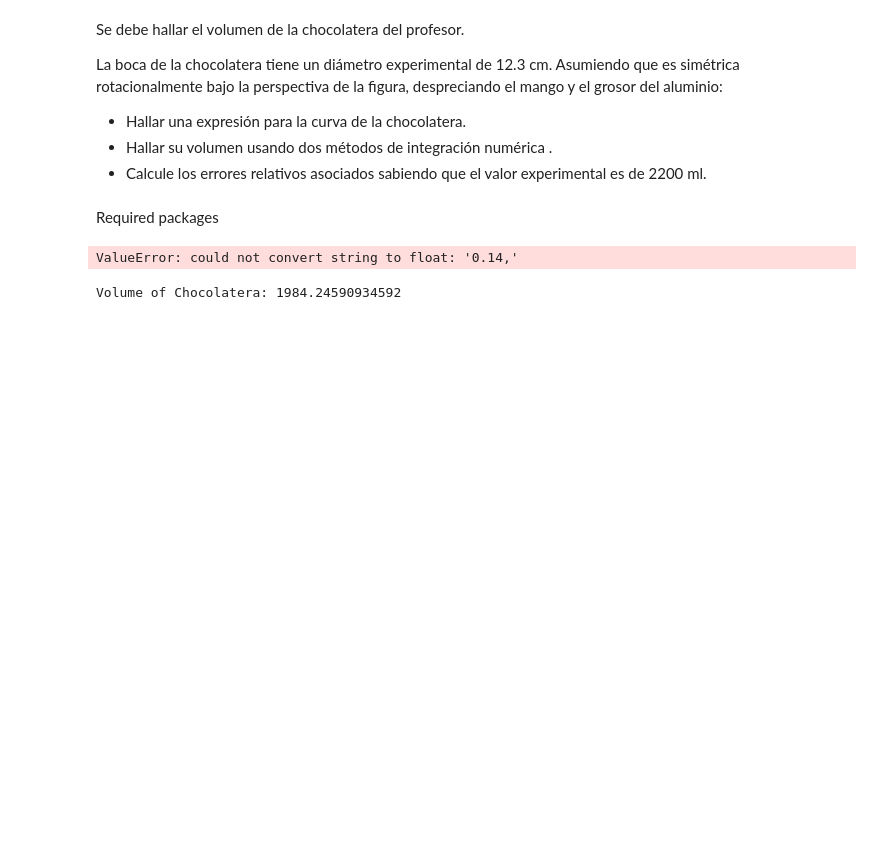
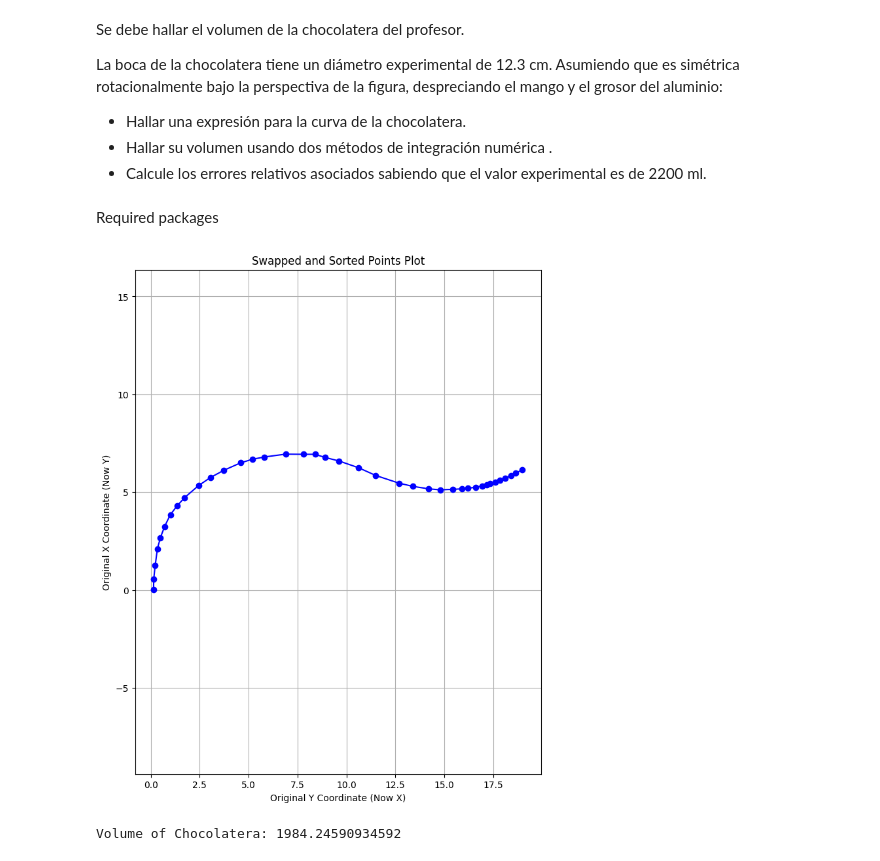
Before and after one commit to Andrecs05/Numerical_methods_for_PDEs_2025-2_Andres_Amelia_Melany, a Jupyter notebook: Miniproyecto1/Chocolatera.ipynb, the cells around one changed output. Saved outputs shown, nothing was run; the diff lists cells and outputs as text; code cells hidden in the pictures; blank space fills up the shorter version.

Commit message:
:sparkles: feat: add interpolation data points and function to read them

```diff
--- a/Miniproyecto1/Chocolatera.ipynb
+++ b/Miniproyecto1/Chocolatera.ipynb
@@ -15,5 +15,6 @@ from utilities import read_interpolation_points
 # %%
 chocolatera_points = read_interpolation_points('interpolationPoints.txt')
+plot_points(chocolatera_points)
 # %% [output]
-ValueError: could not convert string to float: '0.14,'
+[figure, added]
 # %%
```
Also changed, not shown: parts of 2 cells of this notebook, 3 other files.
